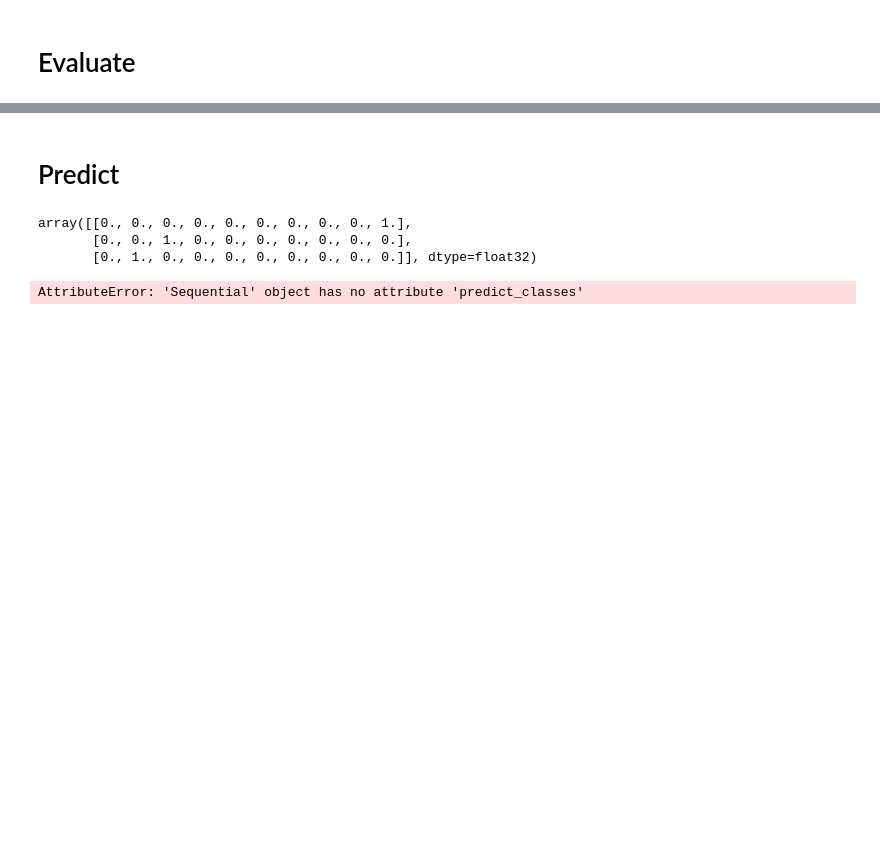
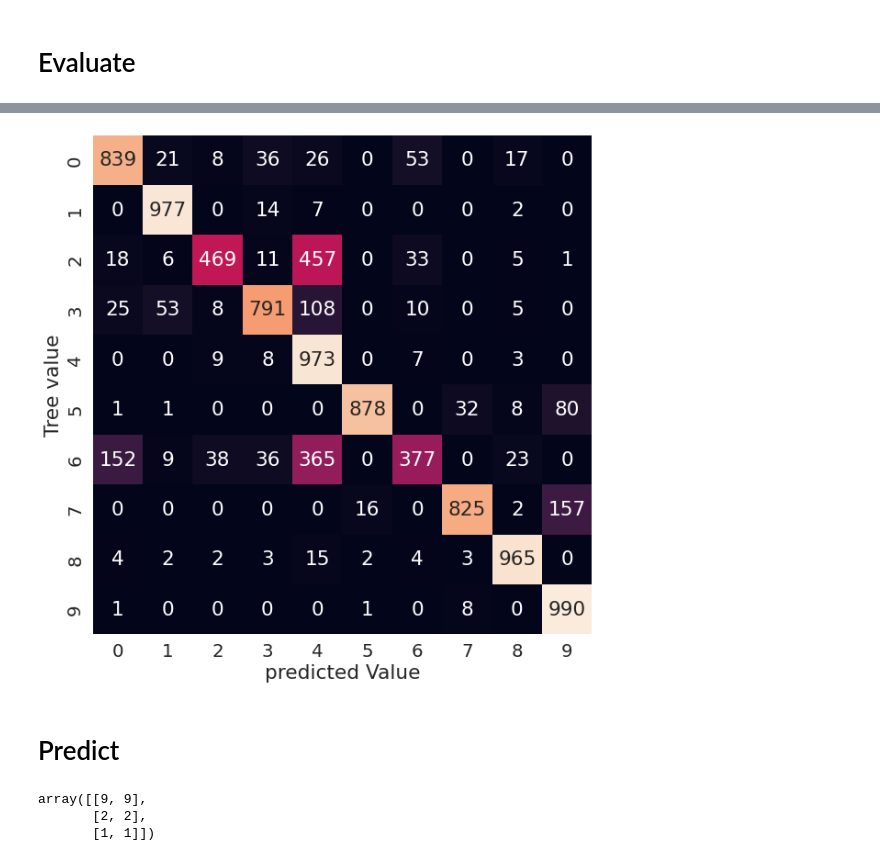
Before and after one commit to ghzuo/teslML, a Jupyter notebook: 41.Keras.ipynb, the cells around one changed output, grey strips where cells are left out. Cells and saved outputs as stored; diff of their text form; code cells hidden in the pictures; blank space fills up the shorter version.

```diff
--- a/41.Keras.ipynb
+++ b/41.Keras.ipynb
@@ -84,2 +82,8 @@ model.evaluate(X_test, y_test, verbose=0)
+# %%
+y_pred = np.argmax(model.predict(X_test),axis=1)
+cmat = confusion_matrix(y_test, y_pred)
+tml.cmplot(cmat)
+# %% [output]
+[figure, added]
 # %% [markdown]
 # Predict
@@ -86,13 +93,8 @@ model.evaluate(X_test, y_test, verbose=0)
 # %%
-X_new = X_test[:3]
 y_proba = model.predict(X_new)
-y_proba.round(2)
+y_class=np.argmax(y_proba,axis=1)
+np.c_[y_class, y_new]
 # %% [output]
-array([[0., 0., 0., 0., 0., 0., 0., 0., 0., 1.],
-       [0., 0., 1., 0., 0., 0., 0., 0., 0., 0.],
-       [0., 1., 0., 0., 0., 0., 0., 0., 0., 0.]], dtype=float32)
+array([[9, 9],
+       [2, 2],
+       [1, 1]])
-# %%
-y_pred = model.predict_classes(X_new)
-y_pred
-# %% [output]
-AttributeError: 'Sequential' object has no attribute 'predict_classes'
```
Also changed, not shown: parts of 8 cells of this notebook, 3 other files.
